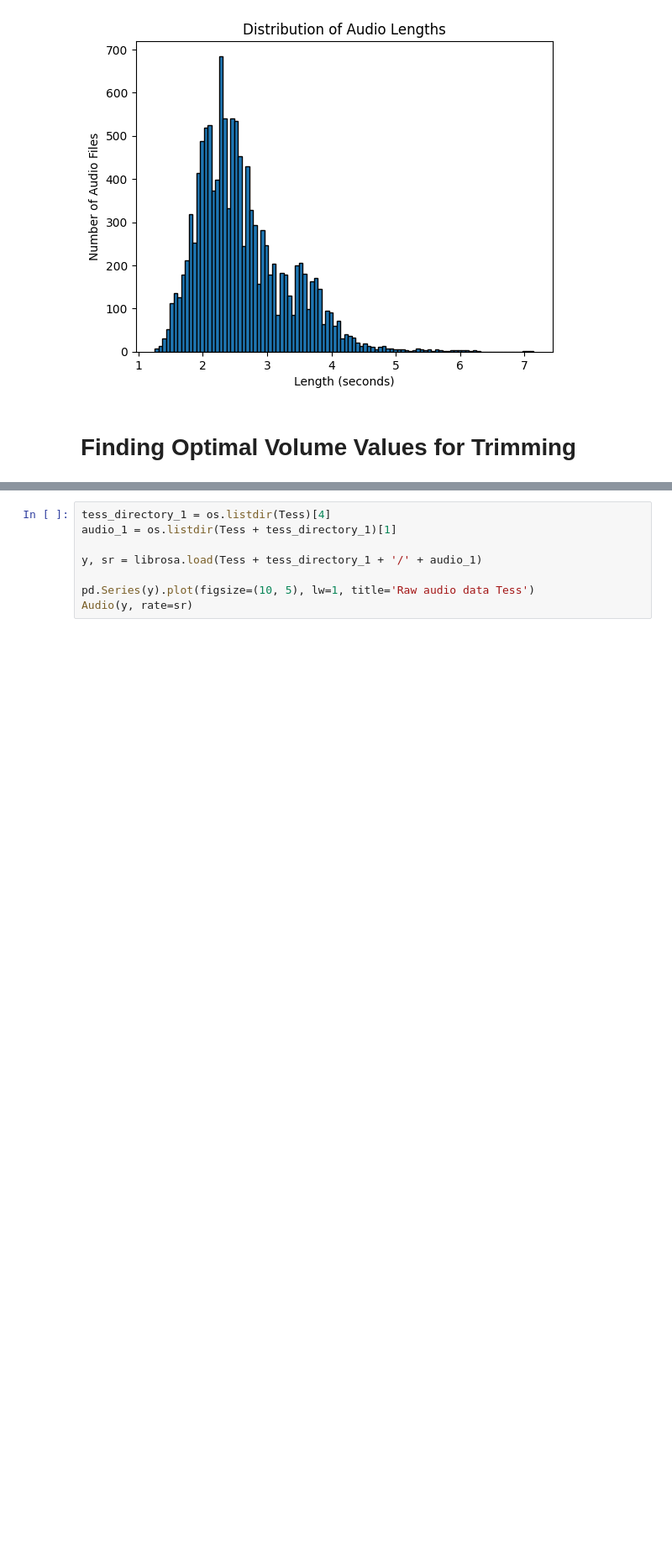
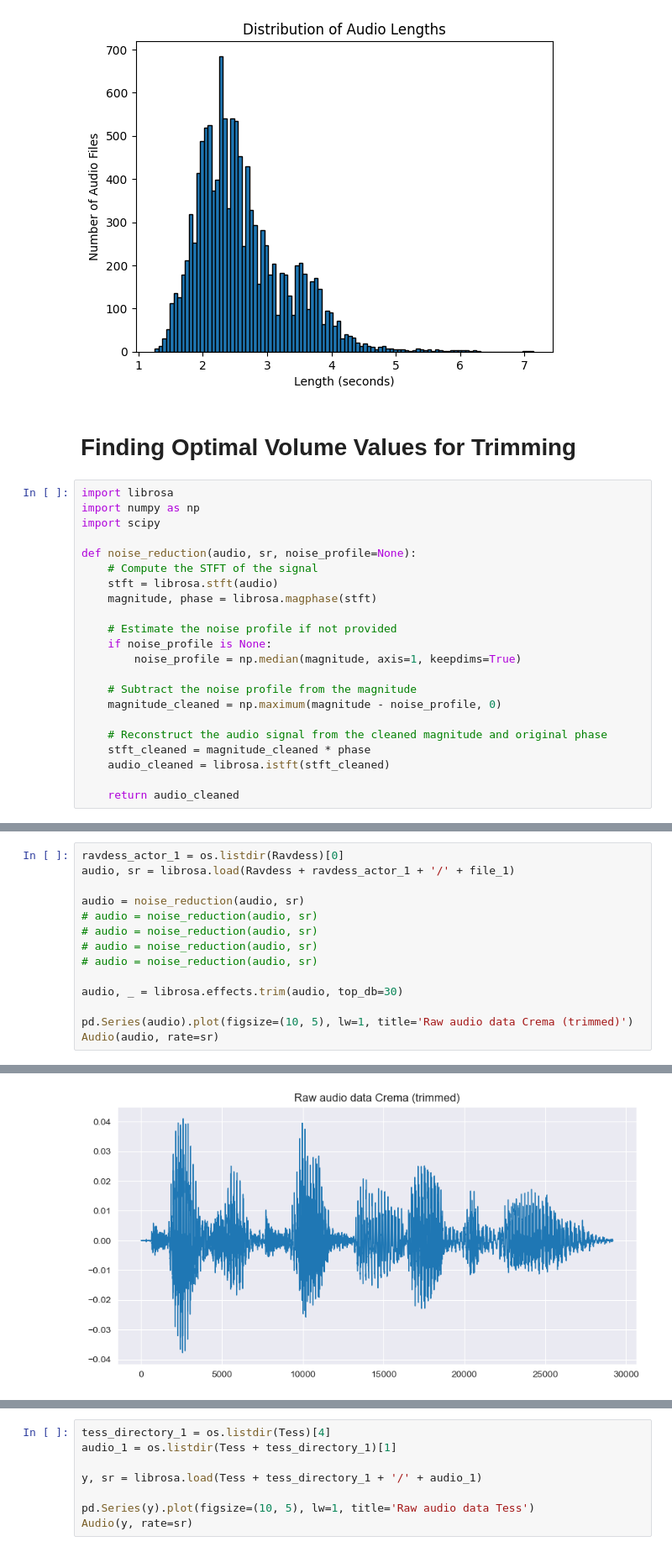
Before and after one commit to Dayfob/Emotion-Recognition-Application, a Jupyter notebook: preprocessing_experiments.ipynb, the cells around one changed output, grey strips where cells are left out. Shown at 84% size. Cells and saved outputs as stored; diff of their text form; blank space fills up the shorter version.

```diff
--- a/preprocessing_experiments.ipynb
+++ b/preprocessing_experiments.ipynb
@@ -87,6 +87,28 @@ plt.show()
 [figure]
 # %% [markdown]
 # Finding Optimal Volume Values for Trimming
+# %%
+import librosa
+import numpy as np
+import scipy
+
+def noise_reduction(audio, sr, noise_profile=None):
+    # Compute the STFT of the signal
+    stft = librosa.stft(audio)
+    magnitude, phase = librosa.magphase(stft)
+
+    # Estimate the noise profile if not provided
+    if noise_profile is None:
+        noise_profile = np.median(magnitude, axis=1, keepdims=True)
+
+    # Subtract the noise profile from the magnitude
+    magnitude_cleaned = np.maximum(magnitude - noise_profile, 0)
+
+    # Reconstruct the audio signal from the cleaned magnitude and original phase
+    stft_cleaned = magnitude_cleaned * phase
+    audio_cleaned = librosa.istft(stft_cleaned)
+
+    return audio_cleaned
 # %%
 ravdess_actor_1 = os.listdir(Ravdess)[0]
 
@@ -114,0 +137,15 @@ Audio(y_trimmed, rate=sr)
+# %%
+ravdess_actor_1 = os.listdir(Ravdess)[0]
+audio, sr = librosa.load(Ravdess + ravdess_actor_1 + '/' + file_1)
+
+audio = noise_reduction(audio, sr)
+# audio = noise_reduction(audio, sr)
+# audio = noise_reduction(audio, sr)
+# audio = noise_reduction(audio, sr)
+# audio = noise_reduction(audio, sr)
+
+audio, _ = librosa.effects.trim(audio, top_db=30)
+
+pd.Series(audio).plot(figsize=(10, 5), lw=1, title='Raw audio data Crema (trimmed)')
+Audio(audio, rate=sr)
+# %% [output]
@@ -115 +153,2 @@ Audio(y_trimmed, rate=sr)
+[figure, added]
 # %%
```
Also changed, not shown: parts of 9 cells of this notebook, 2 other files.
